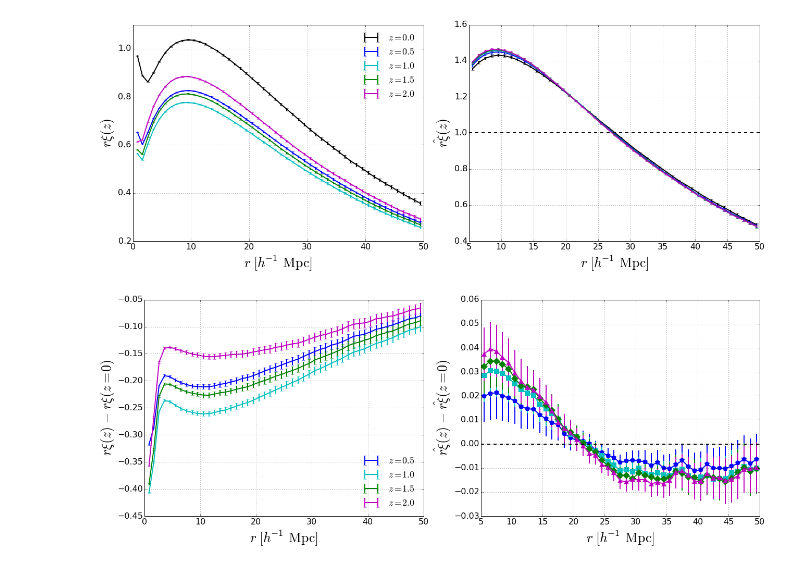
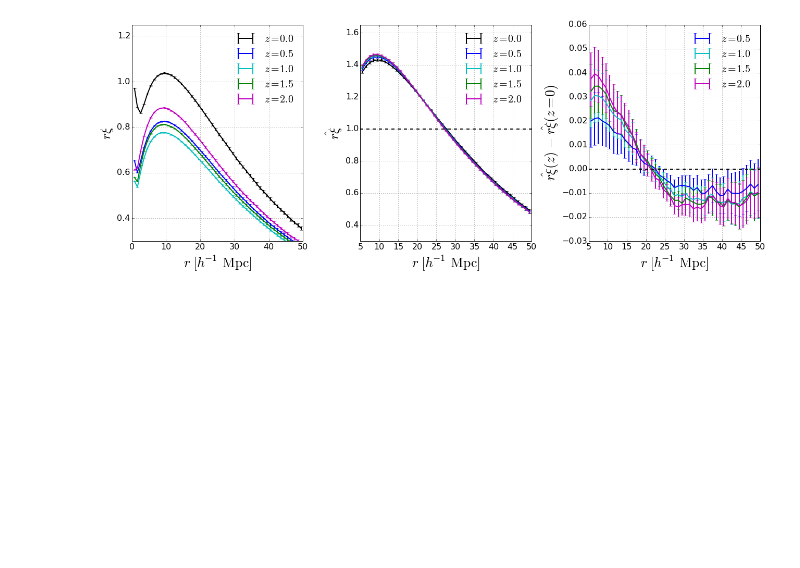
Before and after one commit to xiaodongli1986/LSS_xis, a Jupyter notebook: src/00diffz.ipynb, the cells around one changed output. Saved outputs shown, nothing was run; the diff lists cells and outputs as text; code cells hidden in the pictures; blank space fills up the shorter version.

```diff
--- a/src/00diffz.ipynb
+++ b/src/00diffz.ipynb
@@ -34,18 +32,23 @@ WARNING: pylab import has clobbered these variables: ['copy', 'product', 'random
 # %%
 #for delta_imock in [0,1,2,3,4]:
 if True:
-    figa = plt.figure(figsize=(18,7))
-    ax1a, ax2a = figa.add_subplot(121), figa.add_subplot(122)
+    fig = plt.figure(figsize=(18,7))
+    ax1a, ax2a, ax2b = fig.add_subplot(131), fig.add_subplot(132), fig.add_subplot(133)
+    #figa = plt.figure(figsize=(18,7))
+    #ax1a, ax2a = figa.add_subplot(121), figa.add_subplot(122)
 
-    figb = plt.figure(figsize=(18,7))
-    ax1b, ax2b = figb.add_subplot(121), figb.add_subplot(122)
+    #figb = plt.figure(figsize=(18,7))
+    #ax1b, ax2b = figb.add_subplot(121), figb.add_subplot(122)
 
     iz = 0
     for nowzstr in ['0', '0.5', '1', '1.5', '2']:
             ### Name of files
-            nowfiles = sumlist([[nowdir+'J08.dat.z_'+nowzstr+'.mge3.000e11.slice'+str(islice)+'.'+str(isubslice)+'.rmax50.50rbins.2pcf' \
-                        for isubslice in range(1,5)] for islice in range(1,31)])
-
+            nowfiles = sumlist([[nowdir+'J08.dat.z_'+nowzstr+'.mge3.000e11.slice'+str(islice)+'.'+\
+                                 str(isubslice)+'.rmax50.50rbins.2pcf' \
+                        for isubslice in range(1,5)]
+                                #for islice in [1]])
+                                for islice in range(1,31)])
+            #print nowfiles
             ### Read in
             nowdatas = [np.loadtxt(nowfile, skiprows=1) for nowfile in nowfiles]
             num_mock = len(nowdatas)
@@ -102,50 +105,49 @@ if True:
                 Delta_Yer3 = [(nowcovmat_Delta_Y3[ii][ii])**0.5  for ii in range(len(nowcovmat_Delta_Y3))]
                 if use_whole_snapshot_erbar:
                     ernormfact = 1.0/(num_mock+0.0-1)**0.5
                     Delta_Yer1 = [xx*ernormfact  for xx in Delta_Yer1]
                     Delta_Yer2 = [xx*ernormfact  for xx in Delta_Yer2]
                     Delta_Yer3 = [xx*ernormfact  for xx in Delta_Yer3]
 
             ax1a.errorbar(Rmid, Y1, Yer1, label = '$z=%.1f'%float(nowzstr)+'$',
                           marker=MA[iz], markersize=0, #markeredgewidth=0,
                           c=PCA2[iz], lw=2)
             ax2a.errorbar(X3,   Y3, Yer3, label = '$z=%.1f'%float(nowzstr)+'$',
                           marker=MA[iz], markersize=0, #markeredgewidth=0,
                           c=PCA2[iz], lw=2)
-            ax1a.set_ylabel('$r \\xi (z) $', fontsize=26)
-            ax2a.set_ylabel('$\\hat {r \\xi} (z) $', fontsize=26)
+            ax1a.set_ylabel('$r \\xi  $', fontsize=26)
+            ax2a.set_ylabel('$\\hat {r \\xi} $', fontsize=26)
 
             if iz != 0:
-                ax1b.errorbar(Rmid, Delta_Y1, Delta_Yer1,  label = '$z=%.1f'%float(nowzstr)+'$',
-                              marker=MA[iz], markersize=0, #markeredgewidth=0,
-                              c=PCA2[iz], lw=2)
+                #ax1b.errorbar(Rmid, Delta_Y1, Delta_Yer1,  label = '$z=%.1f'%float(nowzstr)+'$',
+                #              marker=MA[iz], markersize=0, #markeredgewidth=0,
+                #              c=PCA2[iz], lw=2)
                 ax2b.errorbar(X3,   Delta_Y3, Delta_Yer3,  label = '$z=%.1f'%float(nowzstr)+'$',
-                              marker=MA[iz], markersize=10, markeredgewidth=0,
+                              #marker=MA[iz], markersize=10, markeredgewidth=0,
                               c=PCA2[iz], lw=2)
 
-                ax1b.set_ylabel('$r \\xi (z) \\ - \\ r \\xi (z=0)$', fontsize=26)
+                #ax1b.set_ylabel('$r \\xi (z) \\ - \\ r \\xi (z=0)$', fontsize=26)
                 ax2b.set_ylabel('$\\hat{r \\xi} (z) \\ - \\ \\hat{r \\xi} (z=0)$', fontsize=26)
 
             iz += 1
-    for ax in [ax1a,ax2a, ax1b,ax2b]:
+    for ax in [ax1a,ax2a,ax2b]:
             ax.grid()
             ax.set_xlabel('$r\\ [h^{-1}\\rm\\ Mpc ]$', fontsize=26)
     ax2a.plot([i1-1,i2],[1,1], ls='--',lw=2,c='k')
     ax2b.plot([i1-1,i2],[0,0], ls='--',lw=2,c='k')
-    if logY:
-        for ax in [ax1a,ax2a,ax3a]:
-            ax.set_yscale("log")
-    ax1a.legend(loc='best',frameon=False, fontsize=18)
-    ax1b.legend(loc='best',frameon=False, fontsize=18)
-
-    figa.tight_layout()
-    figb.tight_layout()
+    ax1a.legend(loc='best',frameon=False, fontsize=20)
+    ax2a.legend(loc='best',frameon=False, fontsize=20)
+    ax2b.legend(loc='best',frameon=False, fontsize=20)
+    #ax1b.legend(loc='best',frameon=False, fontsize=18)
+    ax1a.set_ylim(0.3,1.25); ax2a.set_ylim(0.3,1.65); #ax2b.set_ylim(-0.1, 0.1)
+    fig.tight_layout()
+    #figb.tight_layout()
     if savefig:
-        figa.savefig('../draft/fig2_a.eps', format='eps')
-        figb.savefig('../draft/fig2_b.eps', format='eps')
+        #figa.savefig('../draft/fig2_a.eps', format='eps')
+        #figb.savefig('../draft/fig2_b.eps', format='eps')
+        fig.savefig('../draft/fig2.eps', format='eps')
         #figa.savefig('DiffzAll_sfact'+str(sfact)+'.eps', format='eps')
         #figb.savefig('DiffzAll_sfact'+str(sfact)+'_delta.eps', format='eps')
     plt.show()
 # %% [output]
-[figure, old version]
+[figure, new version]
-[figure, removed]
```
Also changed, not shown: parts of 1 cell of this notebook, 18 other files.
